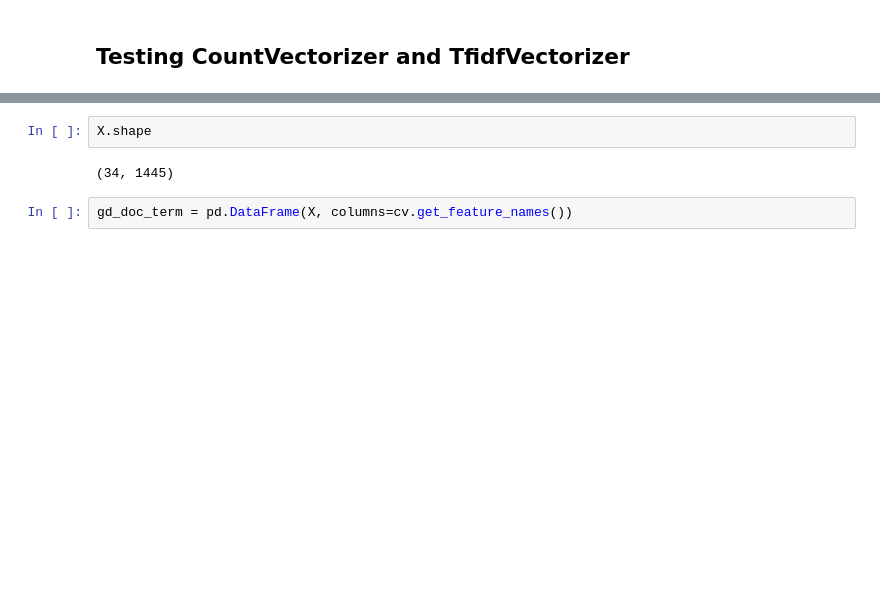
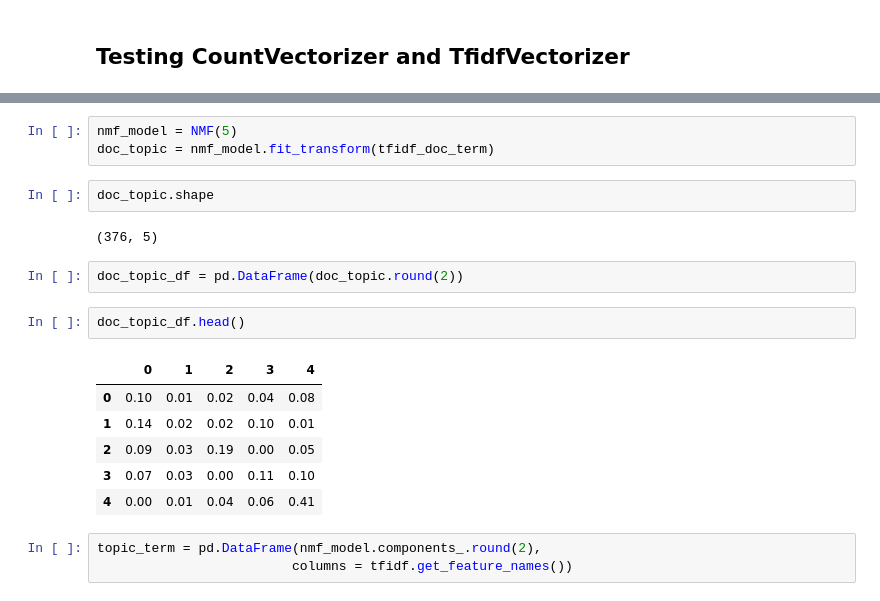
Before and after one commit to binh748/queer-asian-stories, a Jupyter notebook: notebooks/topic_modeling.ipynb, the cells around one changed output, grey strips where cells are left out. Saved outputs shown, nothing was run; the diff lists cells and outputs as text; blank space fills up the shorter version.

```diff
--- a/notebooks/topic_modeling.ipynb
+++ b/notebooks/topic_modeling.ipynb
@@ -114,7 +235,22 @@ X = cv.fit_transform(clean_gd_corpus).toarray()
+# %%
+nmf_model = NMF(5)
+doc_topic = nmf_model.fit_transform(tfidf_doc_term)
 # %%
-X.shape
+doc_topic.shape
 # %% [output]
-(34, 1445)
+(376, 5)
+# %%
+doc_topic_df = pd.DataFrame(doc_topic.round(2))
+# %%
+doc_topic_df.head()
+# %% [output]
+|  | 0 | 1 | 2 | 3 | 4 |
+| 0 | 0.10 | 0.01 | 0.02 | 0.04 | 0.08 |
+| 1 | 0.14 | 0.02 | 0.02 | 0.10 | 0.01 |
+| 2 | 0.09 | 0.03 | 0.19 | 0.00 | 0.05 |
+| 3 | 0.07 | 0.03 | 0.00 | 0.11 | 0.10 |
+| 4 | 0.00 | 0.01 | 0.04 | 0.06 | 0.41 |
 # %%
-gd_doc_term = pd.DataFrame(X, columns=cv.get_feature_names())
+topic_term = pd.DataFrame(nmf_model.components_.round(2),
+                         columns = tfidf.get_feature_names())
 # %%
```
Also changed, not shown: parts of 32 cells of this notebook.
